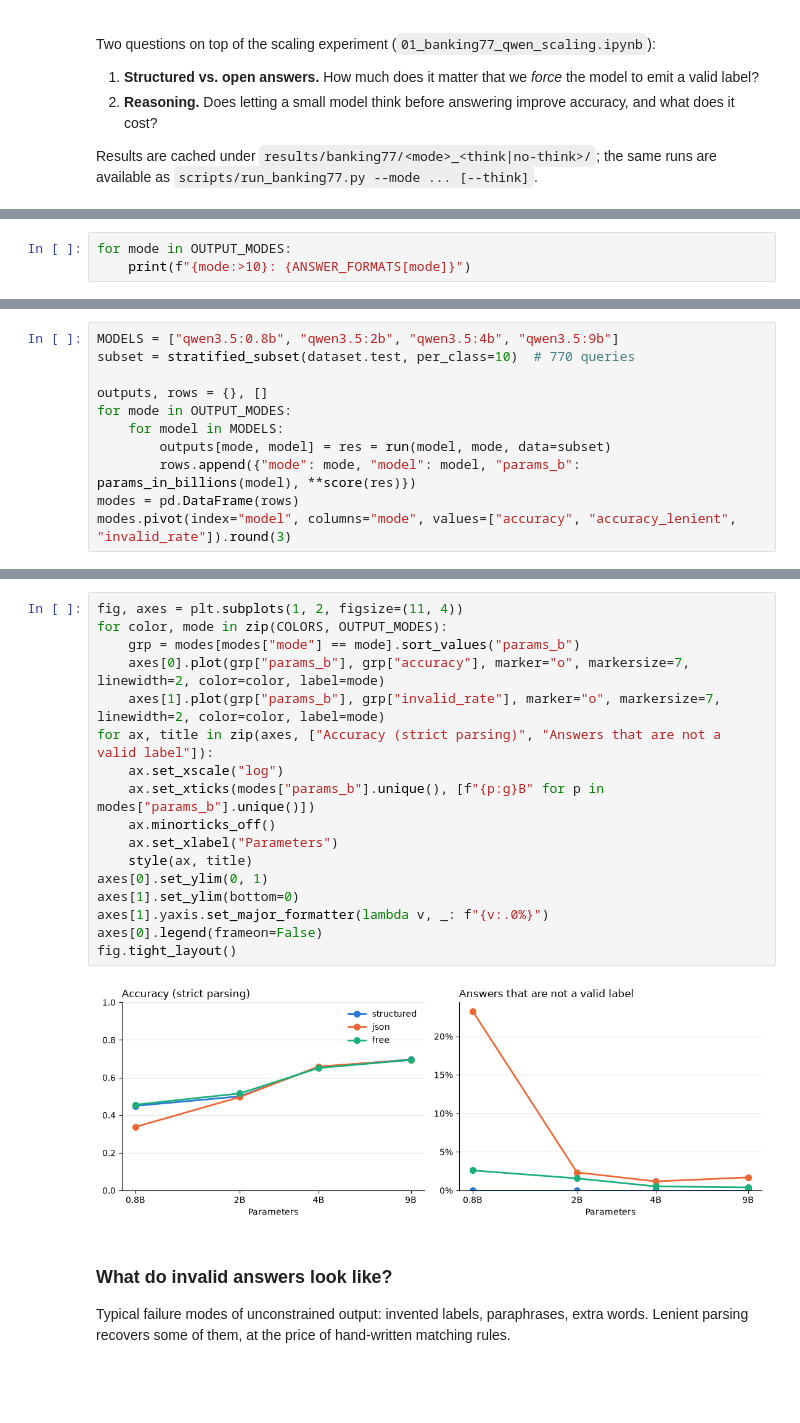
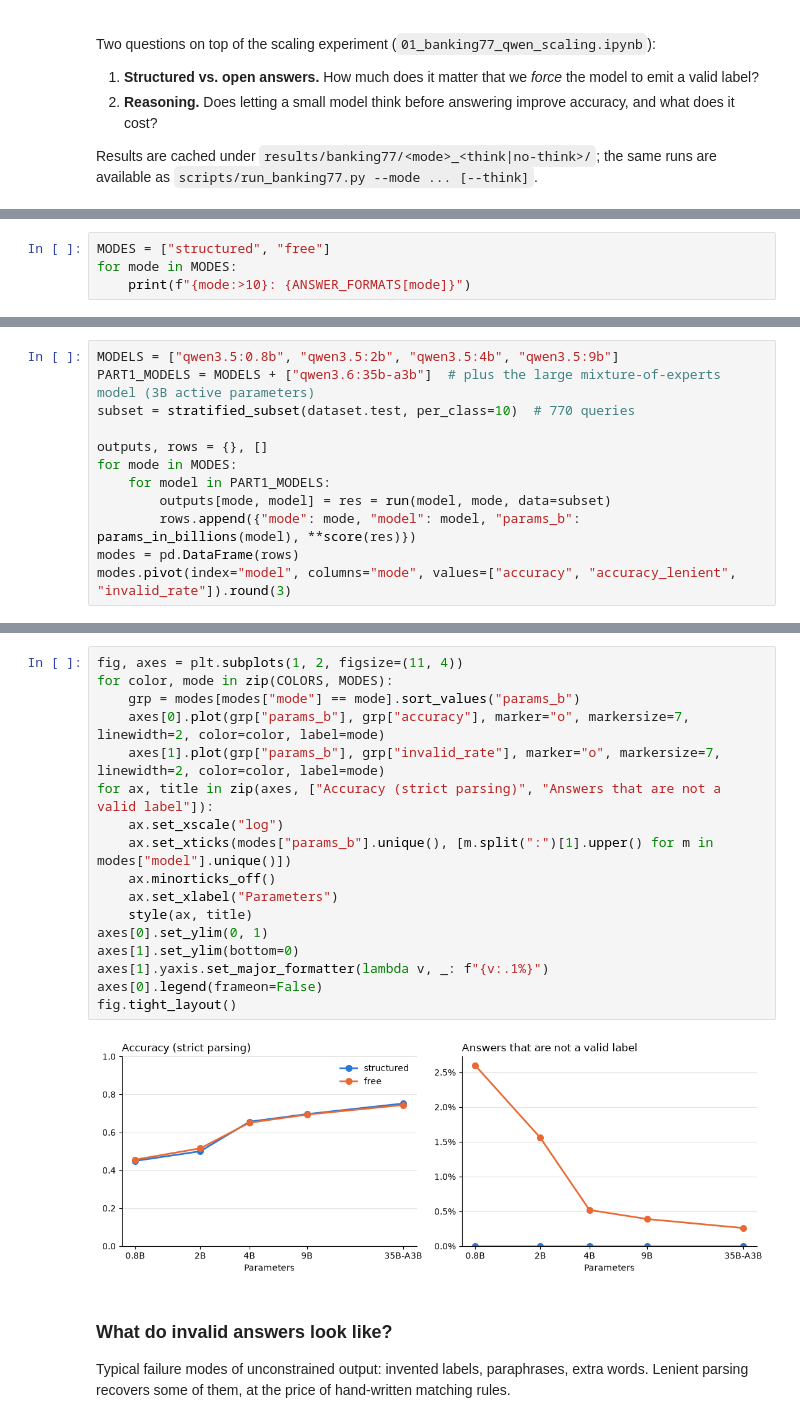
Before and after one commit to Erechtheus/small-language-models, a Jupyter notebook: notebooks/02_banking77_output_control_and_reasoning.ipynb, the cells around one changed output, grey strips where cells are left out. Drawn from its saved outputs; the diff is of its cells as text; blank space fills up the shorter version.

```diff
--- a/notebooks/02_banking77_output_control_and_reasoning.ipynb
+++ b/notebooks/02_banking77_output_control_and_reasoning.ipynb
@@ -50,7 +49,8 @@ Three levels of output control, with the same prompt except for the last line:
 Free answers are scored twice: **strict** (the answer must be exactly a label) and **lenient**
 (case, quotes, spaces vs. underscores, small typos and labels embedded in a sentence are forgiven).
 # %%
-for mode in OUTPUT_MODES:
+MODES = ["structured", "free"]
+for mode in MODES:
     print(f"{mode:>10}: {ANSWER_FORMATS[mode]}")
 # %% [output]
 structured: Answer with a JSON object of the form {"label": "<intent>"}.
@@ -58,11 +57,12 @@ structured: Answer with a JSON object of the form {"label": "<intent>"}.
       free: Answer with the name of the intent only, exactly as written in the list above.
 # %%
 MODELS = ["qwen3.5:0.8b", "qwen3.5:2b", "qwen3.5:4b", "qwen3.5:9b"]
+PART1_MODELS = MODELS + ["qwen3.6:35b-a3b"]  # plus the large mixture-of-experts model (3B active parameters)
 subset = stratified_subset(dataset.test, per_class=10)  # 770 queries
 
 outputs, rows = {}, []
-for mode in OUTPUT_MODES:
-    for model in MODELS:
+for mode in MODES:
+    for model in PART1_MODELS:
         outputs[mode, model] = res = run(model, mode, data=subset)
         rows.append({"mode": mode, "model": model, "params_b": params_in_billions(model), **score(res)})
 modes = pd.DataFrame(rows)
@@ -78,22 +79,22 @@ modes.pivot(index="model", columns="mode", values=["accuracy", "accuracy_lenient
 # %%
 fig, axes = plt.subplots(1, 2, figsize=(11, 4))
-for color, mode in zip(COLORS, OUTPUT_MODES):
+for color, mode in zip(COLORS, MODES):
     grp = modes[modes["mode"] == mode].sort_values("params_b")
     axes[0].plot(grp["params_b"], grp["accuracy"], marker="o", markersize=7, linewidth=2, color=color, label=mode)
     axes[1].plot(grp["params_b"], grp["invalid_rate"], marker="o", markersize=7, linewidth=2, color=color, label=mode)
 for ax, title in zip(axes, ["Accuracy (strict parsing)", "Answers that are not a valid label"]):
     ax.set_xscale("log")
-    ax.set_xticks(modes["params_b"].unique(), [f"{p:g}B" for p in modes["params_b"].unique()])
+    ax.set_xticks(modes["params_b"].unique(), [m.split(":")[1].upper() for m in modes["model"].unique()])
     ax.minorticks_off()
     ax.set_xlabel("Parameters")
     style(ax, title)
 axes[0].set_ylim(0, 1)
 axes[1].set_ylim(bottom=0)
-axes[1].yaxis.set_major_formatter(lambda v, _: f"{v:.0%}")
+axes[1].yaxis.set_major_formatter(lambda v, _: f"{v:.1%}")
 axes[0].legend(frameon=False)
 fig.tight_layout()
 # %% [output]
-[figure, old version]
+[figure, new version]
 # %% [markdown]
 ### What do invalid answers look like?
 
```
Also changed, not shown: parts of 10 cells of this notebook, 6 other files.
